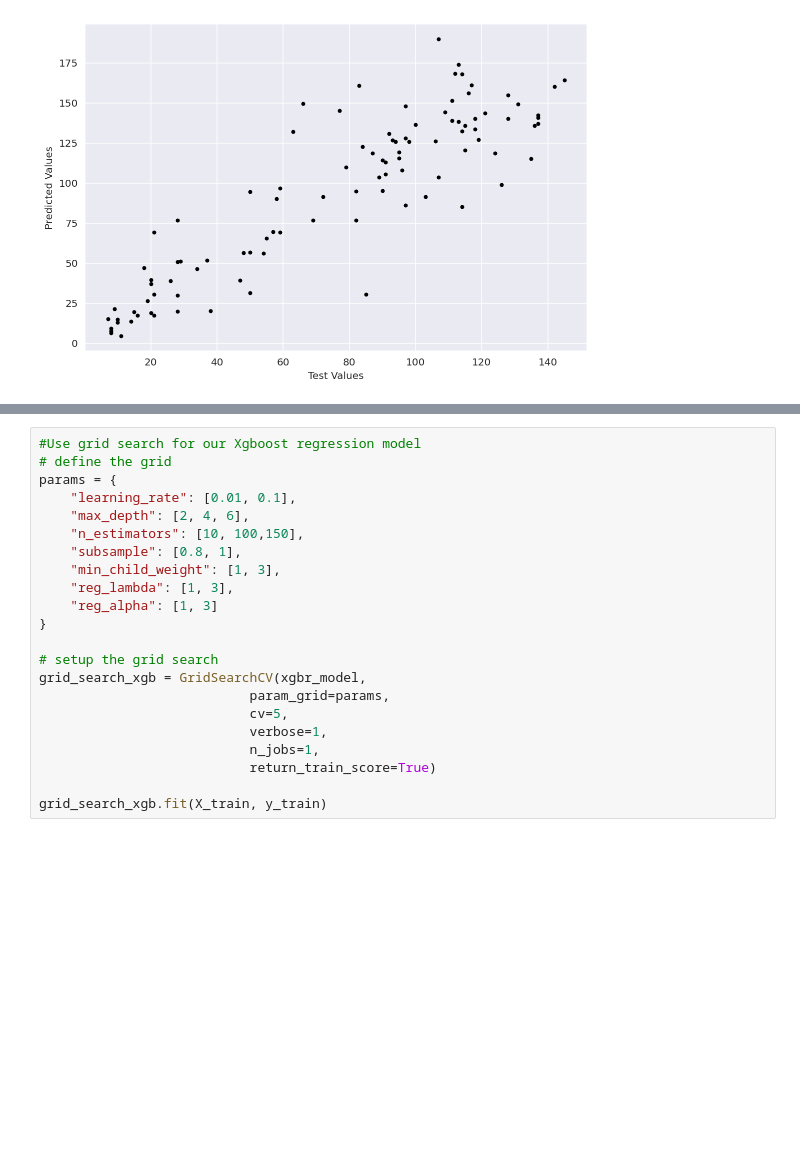
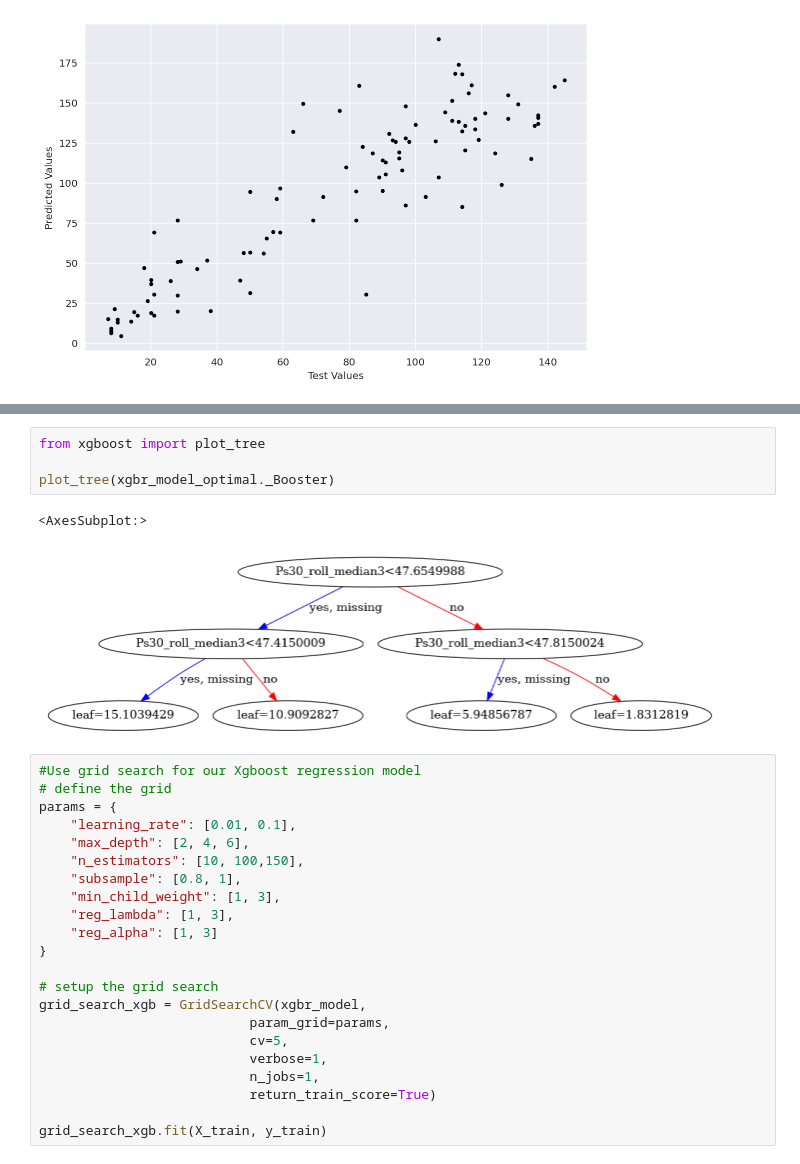
Before and after one commit to melperry123/Predictive-Maintenance-Example, a Jupyter notebook: Predictive_Maintenance_Machine_Learning-Improvements.ipynb, the cells around one changed output, grey strips where cells are left out. Cells and saved outputs as stored; diff of their text form; blank space fills up the shorter version.

```diff
--- a/Predictive_Maintenance_Machine_Learning-Improvements.ipynb
+++ b/Predictive_Maintenance_Machine_Learning-Improvements.ipynb
@@ -1049,3 +1078,10 @@ Root mean squared error on test data: 29.49
+# %%
+from xgboost import plot_tree
+
+plot_tree(xgbr_model_optimal._Booster)
+# %% [output]
+<AxesSubplot:>
+[figure, added]
 # %%
 #Use grid search for our Xgboost regression model
 # define the grid
```
Also changed, not shown: parts of 3 cells of this notebook.
